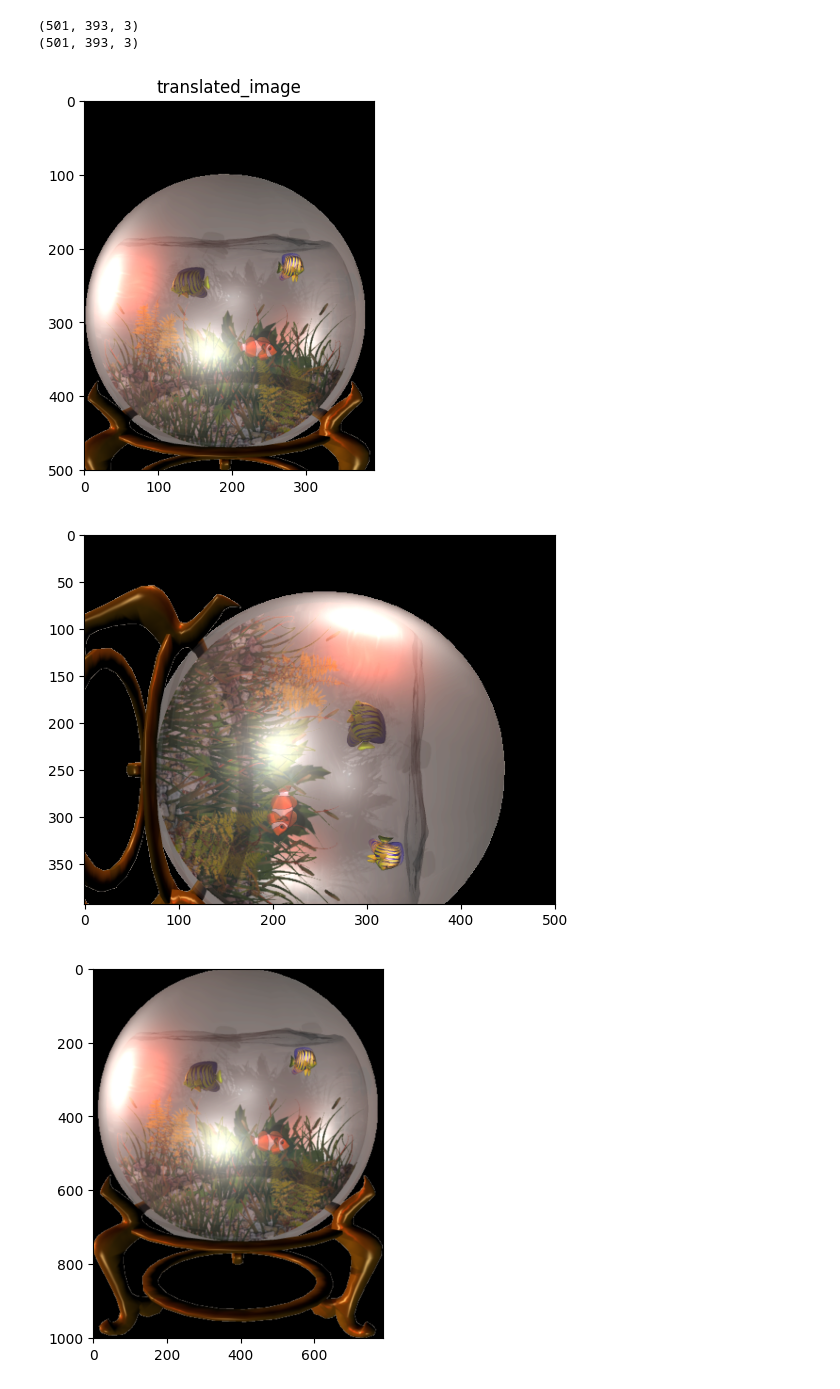
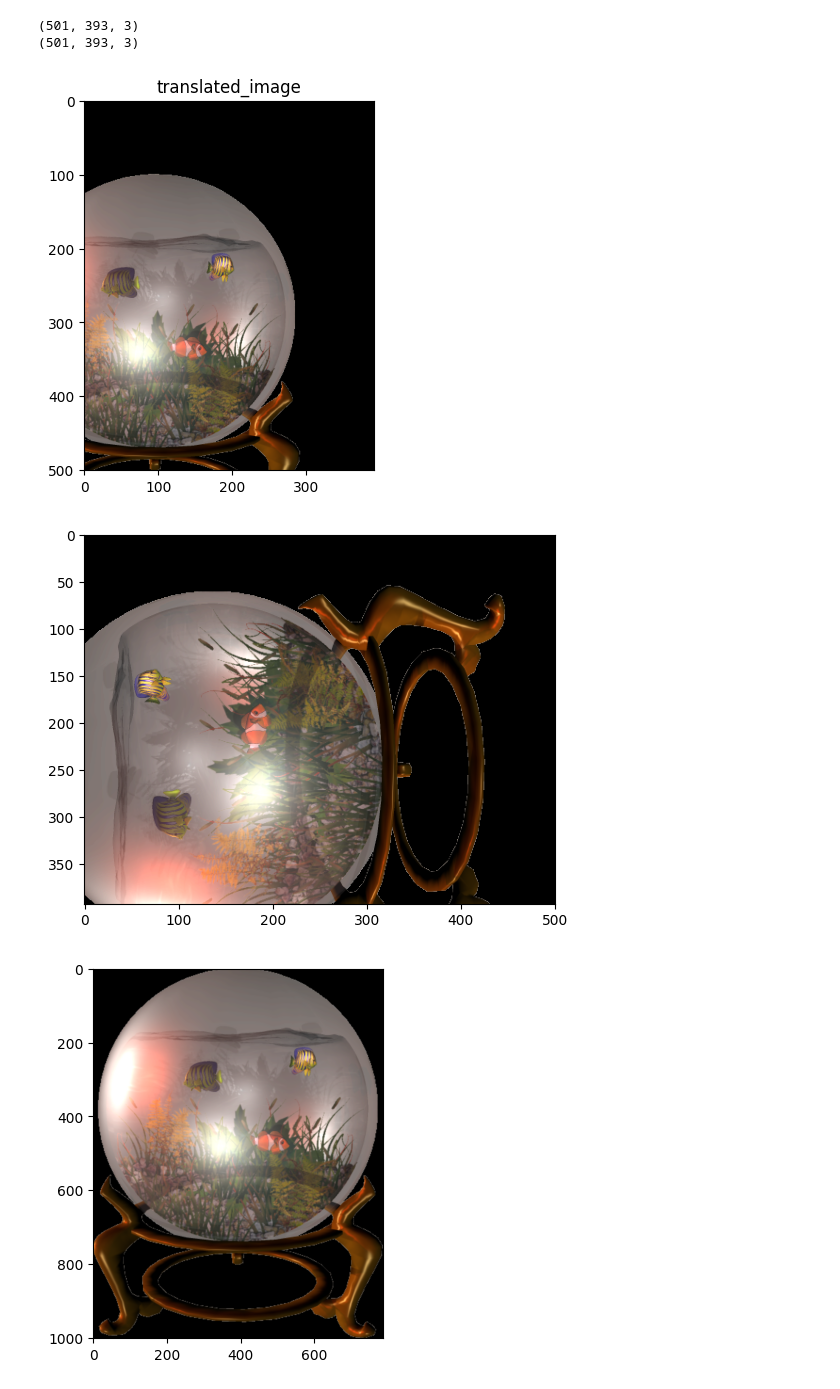
Before and after one commit to Ravshanbe/DIP, a Jupyter notebook: week 3/lab3.ipynb, the cells around one changed output. Saved outputs shown, nothing was run; the diff lists cells and outputs as text; code cells hidden in the pictures.

```diff
--- a/week 3/lab3.ipynb
+++ b/week 3/lab3.ipynb
@@ -7,7 +7,7 @@ import matplotlib.pyplot as plt
 image = cv2.imread("/Users/ravshan/Documents/programming/DIP/images/image.png")
 print(image.shape)
 
-translation_matrix = np.float32([[1,0,-5], [0,1,100]])
+translation_matrix = np.float32([[1,0,-100], [0,1,100]])
 
 translated_image = cv2.warpAffine(image, translation_matrix, (image.shape[1], image.shape[0]))
 print(translated_image.shape)
@@ -17,19 +17,19 @@ plt.show()
 # %% [output]
 (501, 393, 3)
 (501, 393, 3)
-[figure, old version]
+[figure, new version]
 # %%
 (h,w) = image.shape[:2]
 center = (w//2, h//2)
 
-rotation_matrix = cv2.getRotationMatrix2D(center=center, angle=90, scale=-1)
+rotation_matrix = cv2.getRotationMatrix2D(center=center, angle=-90, scale=-1)
 
 rotated_image = cv2.warpAffine(image, rotation_matrix, (h, w))
 
 plt.imshow(cv2.cvtColor(rotated_image, cv2.COLOR_BGR2RGB))
 plt.show()
 # %% [output]
-[figure, old version]
+[figure, new version]
 # %%
 f = 2
 scaling_matrix = cv2.getRotationMatrix2D((0,0), 0, f)
```
Also changed, not shown: 15 other files.
